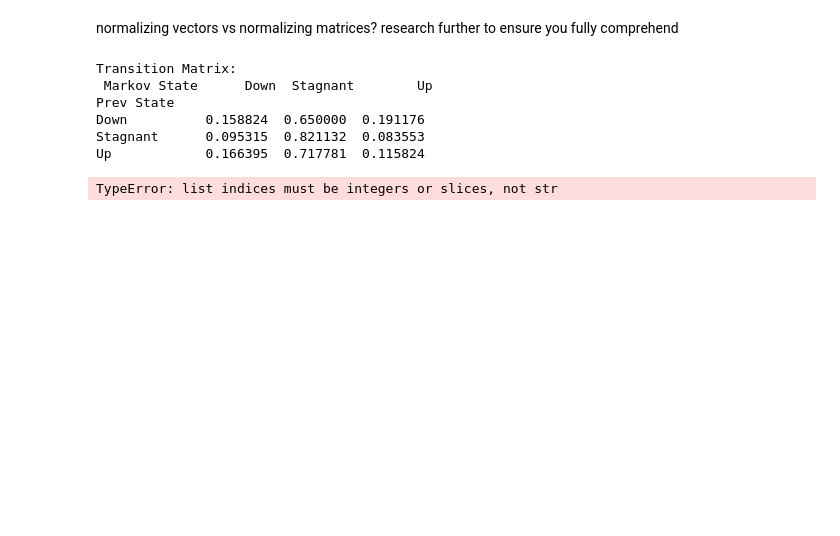
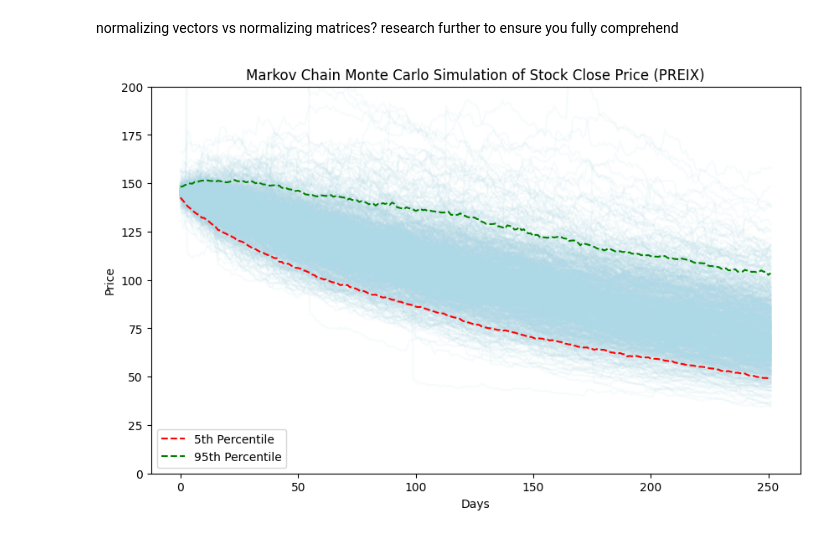
Before and after one commit to codeToad101/Equity-MCMC, a Jupyter notebook: calcVisual.ipynb, the cells around one changed output. Saved outputs shown, nothing was run; the diff lists cells and outputs as text; code cells hidden in the pictures; blank space fills up the shorter version.

```diff
--- a/calcVisual.ipynb
+++ b/calcVisual.ipynb
@@ -119,7 +116,7 @@ stock_data['Prev State'] = stock_data['Markov State'].shift(1)
 
 # Create a transition matrix and Normalize to get probabilities
 transition_counts = pd.crosstab(stock_data['Prev State'], stock_data['Markov State'])
-transition_matrix = transition_counts.div(transition_counts.sum(axis=1), axis=0)
+#transition_matrix = transition_counts.div(transition_counts.sum(axis=1), axis=0)
 # %%
 #implementing Logistic Regression to improve informed transitions
 transition_models = {}
@@ -178,0 +334,15 @@ print(equilibrium)
+# %%
+from sklearn.metrics import accuracy_score, classification_report
+transDet["Markov State"] = stock_data["Markov State"]
+transDet["Next State"] = stock_data["Markov State"].shift(-1)
+for state, model in transition_models.items():
+    # Select rows where current state is 'state' and next state exists
+    idx = (transDet['Markov State'] == state) & (transDet['Next State'].notna())
+
+    X_state = scaler.transform(transDet.loc[idx, features])
+    y_true = transDet.loc[idx, 'Next State']
+
+    y_pred = model.predict(X_state)
+    acc = accuracy_score(y_true, y_pred)
+    print(f"{state}: next-state prediction accuracy = {acc:.2f}")
+    print(classification_report(y_true, y_pred, digits=3))
@@ -187,10 +375,20 @@ params = t.fit(stock_data['Daily Return'].dropna())
 # Get the parameters of the distribution
 df_t, mu, sigma = params
 
+# state_params = {}
+
+# for state in states:
+#     state_returns = stock_data.loc[
+#         stock_data['Markov State'] == state,
+#         'Daily Return'
+#     ].dropna()
+
+#     state_params[state] = t.fit(state_returns)
+
 # from above
-print("Transition Matrix:\n", transition_matrix)
+#print("Transition Matrix:\n", transition_matrix)
 initial_price = stock_data['Close'].iloc[-1]  # Initial stock price
-states = ["Up", "Down", "Stagnant"] #reexammine this definition here
+states = ["Up", "Down", "Stagnant"]
 
 # 4. Monte Carlo Simulation based on Markov Chain
 n_simulations = 1000  # Number of simulation paths
@@ -207,7 +405,7 @@ for sim in range(n_simulations):
     current_state = np.random.choice(states, p=initial_state_probabilities)
 
     for day in range(n_days):
-        # Simulate return based on the current state using Student's t-distribution
+        #Simulate return based on the current state using Student's t-distribution
         if current_state == "Up":
             daily_return = t.rvs(df_t, loc=mu + sigma, scale=sigma)
         elif current_state == "Down":
@@ -215,18 +413,21 @@ for sim in range(n_simulations):
         else:
             daily_return = t.rvs(df_t, loc=mu, scale=sigma)
 
+        # df_s, mu_s, sigma_s = state_params[current_state]
+        # daily_return = t.rvs(df_s, loc=mu_s, scale=sigma_s)
+
         simulated_returns.append(daily_return)
         # Transition to the next state based on the transition matrix
         #current_state = np.random.choice(states, p=transition_matrix.loc[current_state].values)
 
-        if len(simulated_returns) >= 60:
-            feat_values = set_stock_data(simulated_returns[-60:], False)
+        if len(simulated_returns) >= 253:
+            feat_values = set_stock_data_simulation(simulated_returns[-253:], daily_return)
             x_today = scaler.transform(pd.DataFrame([feat_values], columns=features))
             probs = transition_models[current_state].predict_proba(x_today)[0]
         else:
             today_features_df = pd.DataFrame([transDet.iloc[-1][features].values], columns=features)
             x_today = scaler.transform(today_features_df)
-            probs = transition_matrix.loc[current_state].values
+            probs = P_final.loc[current_state].values
 
         # today_features_df = pd.DataFrame([transDet.iloc[-1][features].values], columns=features)
         # x_today = scaler.transform(today_features_df)
@@ -234,37 +435,32 @@ for sim in range(n_simulations):
         next_state = np.random.choice(states, p=probs)
         current_state = next_state
 
 
     # Cumulative price based on returns
     simulated_prices = initial_price * np.exp(np.cumsum(simulated_returns))
     simulated_paths.append(simulated_prices)
 
 # Convert the list of paths to a DataFrame
 simulated_paths_df = pd.DataFrame(simulated_paths).T
 
 # 5. Plotting the Monte Carlo simulation
 plt.figure(figsize=(10, 6))
 plt.plot(simulated_paths_df, color="lightblue", alpha=0.1)
 
 # Add 5% and 95% percentile lines
 percentiles_5 = simulated_paths_df.quantile(0.05, axis=1)
 percentiles_95 = simulated_paths_df.quantile(0.95, axis=1)
 
 plt.plot(percentiles_5, color="red", linestyle="--", label="5th Percentile")
 plt.plot(percentiles_95, color="green", linestyle="--", label="95th Percentile")
 
 # Add labels and title
 ticker = "PREIX" #demo ticker remember
 plt.title(f"Markov Chain Monte Carlo Simulation of Stock Close Price ({ticker})")
 plt.xlabel("Days")
 plt.ylabel("Price")
 plt.legend()
+plt.ylim(0, 200)
 plt.show()
 # %% [output]
-Transition Matrix:
- Markov State      Down  Stagnant        Up
-Prev State
-Down          0.158824  0.650000  0.191176
-Stagnant      0.095315  0.821132  0.083553
-Up            0.166395  0.717781  0.115824
-TypeError: list indices must be integers or slices, not str
+[figure, added]
```
Also changed, not shown: parts of 16 cells of this notebook, 1 other file.
